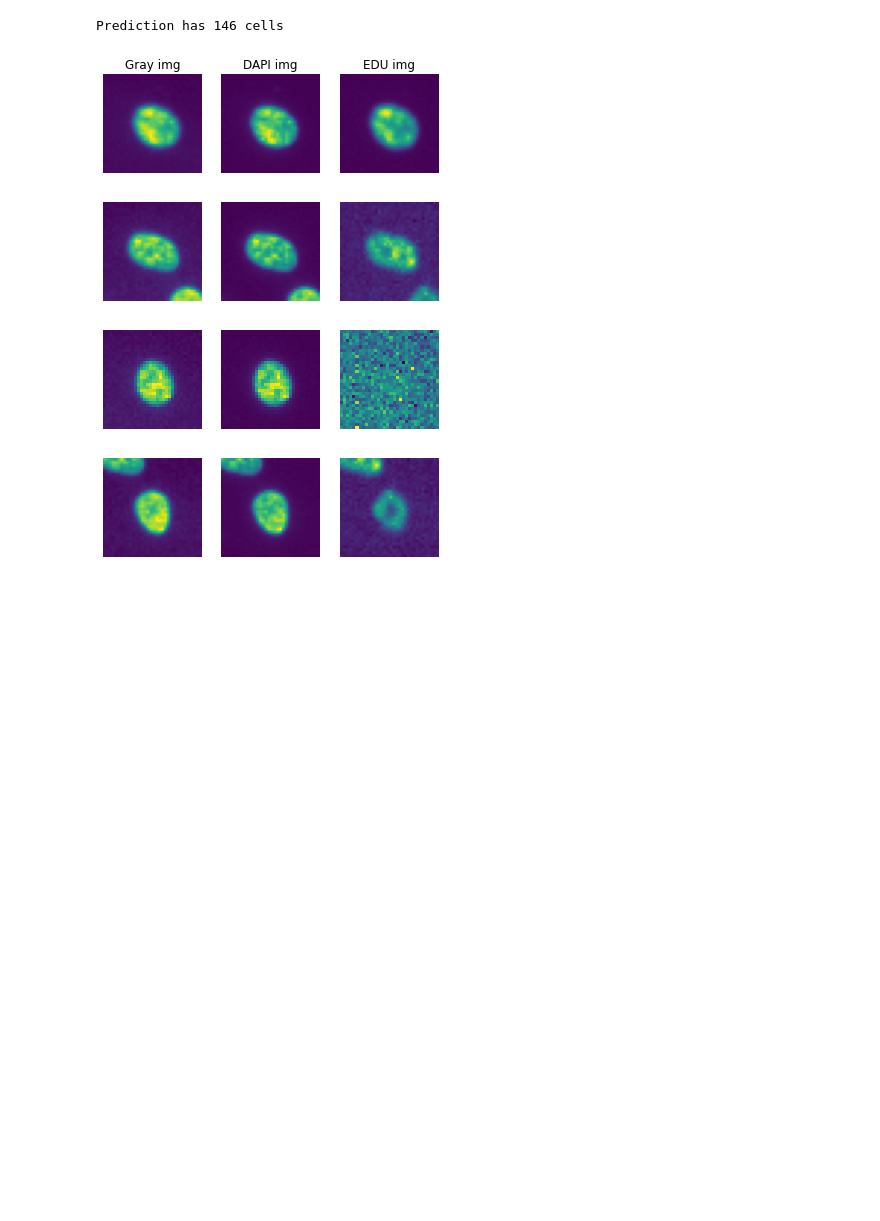
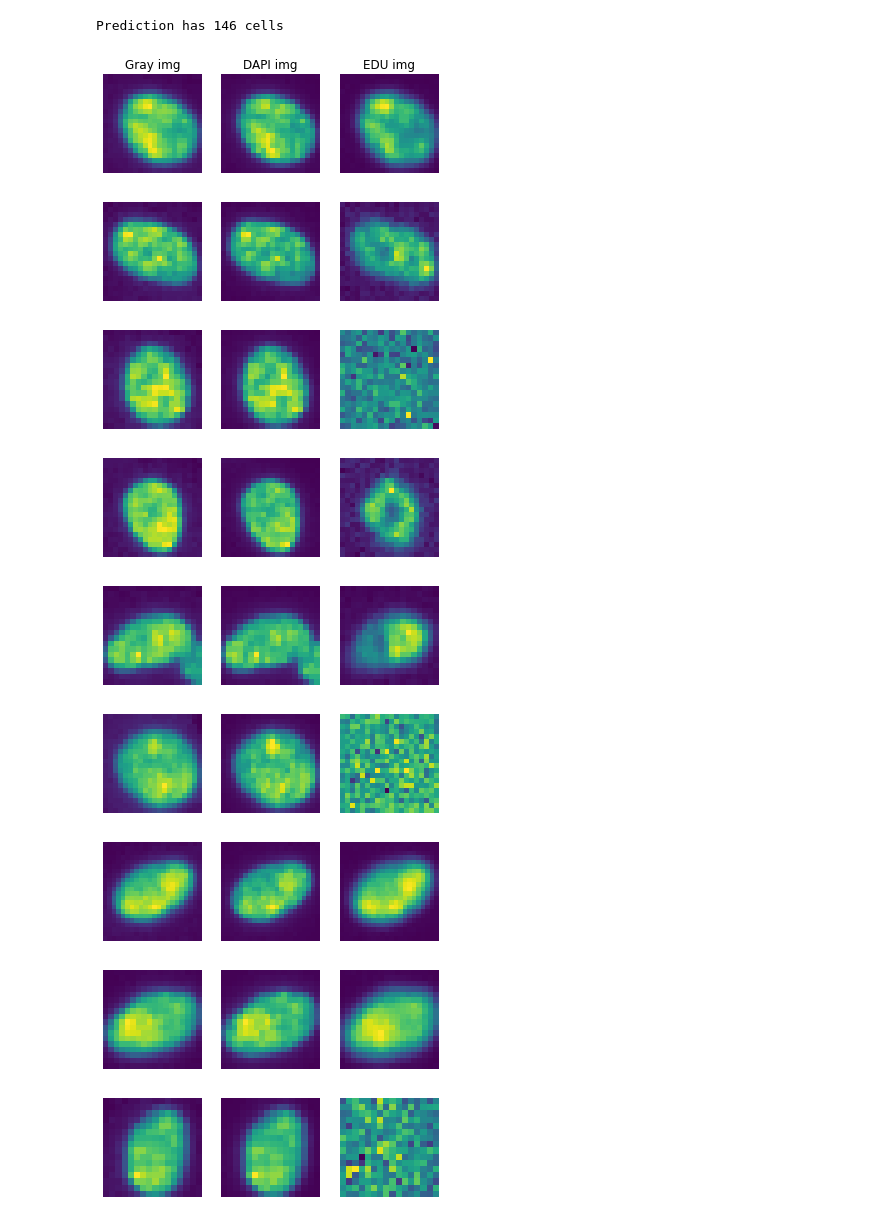
Before and after one commit to rzuberi/cell-SCT, a Jupyter notebook: classification/ccc_data_exploration.ipynb, the cells around one changed output. Drawn from its saved outputs; the diff is of its cells as text; code cells hidden in the pictures; blank space fills up the shorter version.

```diff
--- a/classification/ccc_data_exploration.ipynb
+++ b/classification/ccc_data_exploration.ipynb
@@ -33,10 +33,13 @@ predicted_test_masks = model.eval(test_data, channels=[0,0], diameter=model.diam
 predicted_mask = predicted_test_masks[0]
 # %%
 #Now we get the crops from each channel and store them in a numpy array
+import segmentation.seg_functions
+from importlib import reload
 from segmentation.seg_functions import count_cells, get_cell_crop_coordinates, get_img_crops
+segmentation.seg_functions = reload(segmentation.seg_functions)
 
 print('Prediction has', count_cells(predicted_mask), 'cells')
-crop_coordinates = get_cell_crop_coordinates(predicted_mask)
+crop_coordinates = get_cell_crop_coordinates(predicted_mask, margin=3)
 gray_crops = get_img_crops(gray_img, crop_coordinates)
 dapi_crops = get_img_crops(dapi_img, crop_coordinates)
 edu_crops = get_img_crops(edu_img, crop_coordinates)
@@ -45,24 +48,29 @@ edu_crops = get_img_crops(edu_img, crop_coordinates)
 # %% [output]
 Prediction has 146 cells
 # %%
-for i in range(4):
+for i in range(10):
     plt.subplot(1,3,1)
     if i == 0: plt.title('Gray img')
     plt.axis('off')
     plt.imshow(gray_crops[i])
 
     plt.subplot(1,3,2)
     if i == 0: plt.title('DAPI img')
     plt.axis('off')
     plt.imshow(dapi_crops[i])
 
     plt.subplot(1,3,3)
     if i == 0: plt.title('EDU img')
     plt.imshow(edu_crops[i])
     plt.axis('off')
     plt.show()
 # %% [output]
-[figure, old version]
+[figure, new version]
-[figure, old version]
+[figure, new version]
-[figure, old version]
+[figure, new version]
-[figure, old version]
+[figure, new version]
+[figure, added]
+[figure, added]
+[figure, added]
+[figure, added]
+[figure, added]
```
Also changed, not shown: parts of 17 cells of this notebook, 2 other files.
